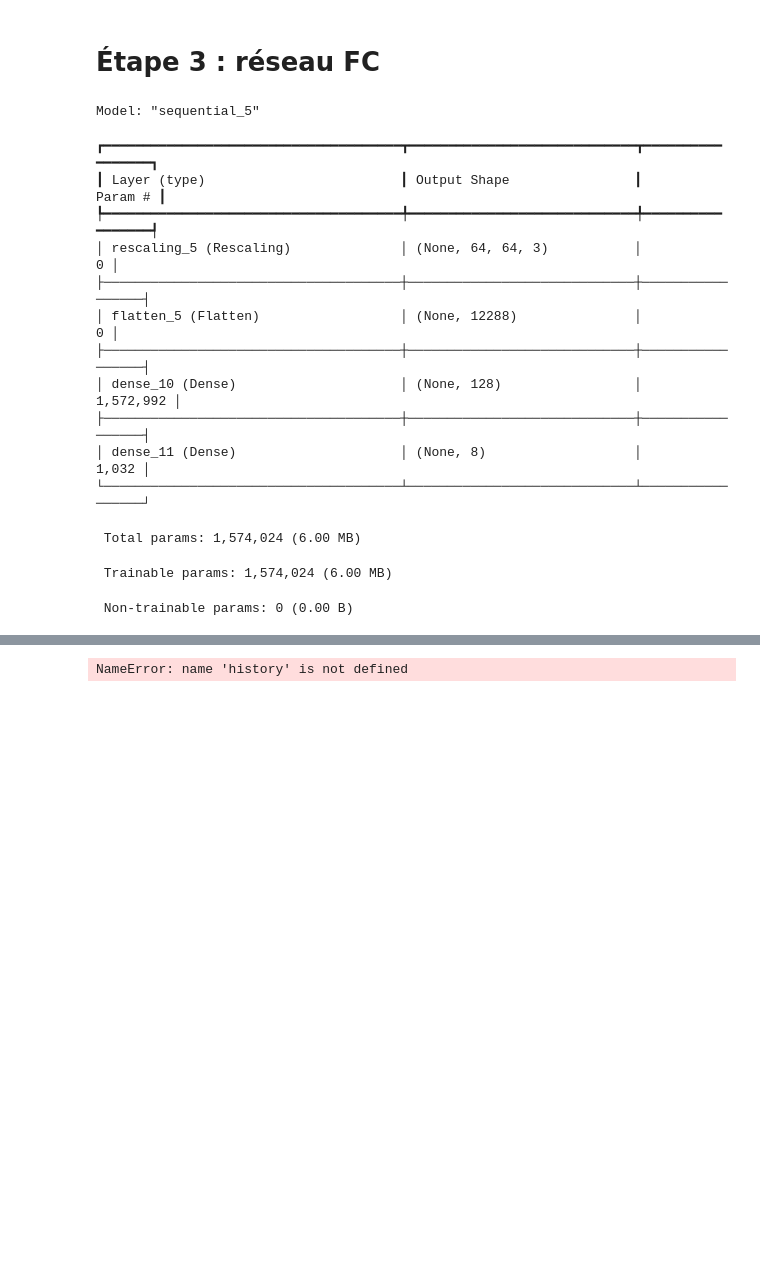
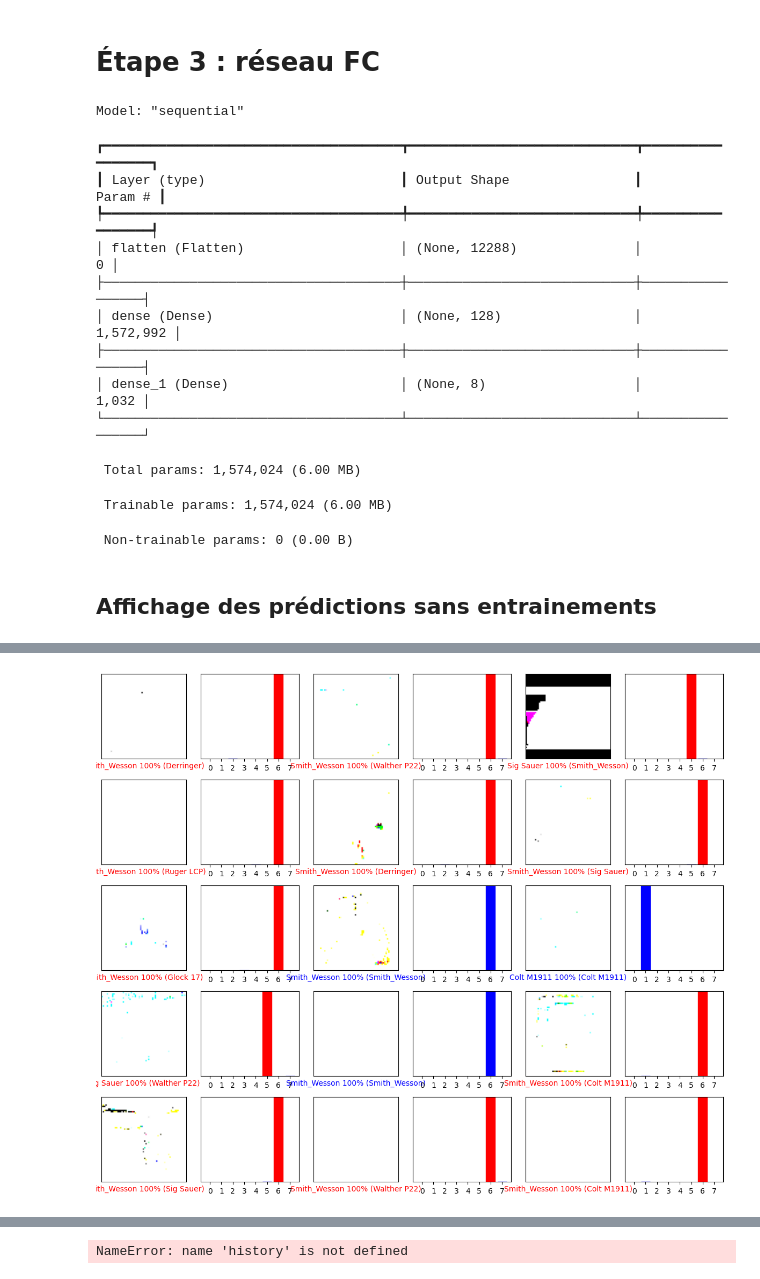
Before and after one commit to Zelofane22/IA-aprentissage, a Jupyter notebook: IA_Projet_de_classification_de_pistolets.ipynb, the cells around one changed output, grey strips where cells are left out. Drawn from its saved outputs; the diff is of its cells as text; code cells hidden in the pictures; blank space fills up the shorter version.

```diff
--- a/IA_Projet_de_classification_de_pistolets.ipynb
+++ b/IA_Projet_de_classification_de_pistolets.ipynb
@@ -190,10 +190,10 @@ import time
 # Création du modèle
 model = keras.Sequential()
 model.add(keras.Input(shape=(64,64,3)))
-model.add(keras.layers.Rescaling(1.0 / 255))     ## couche supplémentaire pour l'étalonnage
+#model.add(keras.layers.Rescaling(1.0 / 255))     ## couche supplémentaire pour l'étalonnage
 model.add(keras.layers.Flatten())
 model.add(keras.layers.Dense(128, activation="relu"))
-model.add(keras.layers.Dense(8, activation="softmax"))
+model.add(keras.layers.Dense(8, activation="relu"))
 
 model.summary()
 
@@ -201,18 +201,18 @@ model.compile(optimizer='adam',
       loss=keras.losses.SparseCategoricalCrossentropy(from_logits=True),
       metrics=['accuracy'])
 # %% [output]
-Model: "sequential_5"
+Model: "sequential"
 ┏━━━━━━━━━━━━━━━━━━━━━━━━━━━━━━━━━━━━━━┳━━━━━━━━━━━━━━━━━━━━━━━━━━━━━┳━━━━━━━━━━━━━━━━━┓
 ┃ Layer (type)                         ┃ Output Shape                ┃         Param # ┃
 ┡━━━━━━━━━━━━━━━━━━━━━━━━━━━━━━━━━━━━━━╇━━━━━━━━━━━━━━━━━━━━━━━━━━━━━╇━━━━━━━━━━━━━━━━━┩
-│ rescaling_5 (Rescaling)              │ (None, 64, 64, 3)           │               0 │
+│ flatten (Flatten)                    │ (None, 12288)               │               0 │
 ├──────────────────────────────────────┼─────────────────────────────┼─────────────────┤
-│ flatten_5 (Flatten)                  │ (None, 12288)               │               0 │
+│ dense (Dense)                        │ (None, 128)                 │       1,572,992 │
 ├──────────────────────────────────────┼─────────────────────────────┼─────────────────┤
-│ dense_10 (Dense)                     │ (None, 128)                 │       1,572,992 │
-├──────────────────────────────────────┼─────────────────────────────┼─────────────────┤
-│ dense_11 (Dense)                     │ (None, 8)                   │           1,032 │
+│ dense_1 (Dense)                      │ (None, 8)                   │           1,032 │
 └──────────────────────────────────────┴─────────────────────────────┴─────────────────┘
  Total params: 1,574,024 (6.00 MB)
  Trainable params: 1,574,024 (6.00 MB)
  Non-trainable params: 0 (0.00 B)
+# %% [markdown]
+## Affichage des prédictions sans entrainements
@@ -218,0 +252,26 @@ Model: "sequential_5"
+# %%
+# Plot the first X test images, their predicted labels, and the true labels.
+# Color correct predictions in blue and incorrect predictions in red.
+def ShowSomePredictions():
+  num_rows = 5
+  num_cols = 3
+  num_images = num_rows*num_cols
+  plt.figure(figsize=(2*2*num_cols, 2*num_rows))
+
+  # Get a batch of images and labels from the test dataset
+  images, labels = next(iter(test_images.take(1)))  # Take one batch
+
+  for i in range(min(num_images, len(images))):  # Limit to available images
+    plt.subplot(num_rows, 2*num_cols, 2*i+1)
+    plot_image(i, predictions[i], labels, images)  # Pass labels and images
+    plt.subplot(num_rows, 2*num_cols, 2*i+2)
+    plot_value_array(i, predictions[i], labels)  # Pass labels
+  plt.tight_layout()
+  plt.show()
+
+probability_model = keras.Sequential([model, keras.layers.Softmax()])
+
+predictions = probability_model.predict(test_images)
+
+ShowSomePredictions()
+# %% [output]
@@ -219,3 +294,4 @@ Model: "sequential_5"
+[figure, added]
 # %%
 # @title Apprentissage
 # Configuration des callbacks
```
Also changed, not shown: parts of 10 cells of this notebook.
